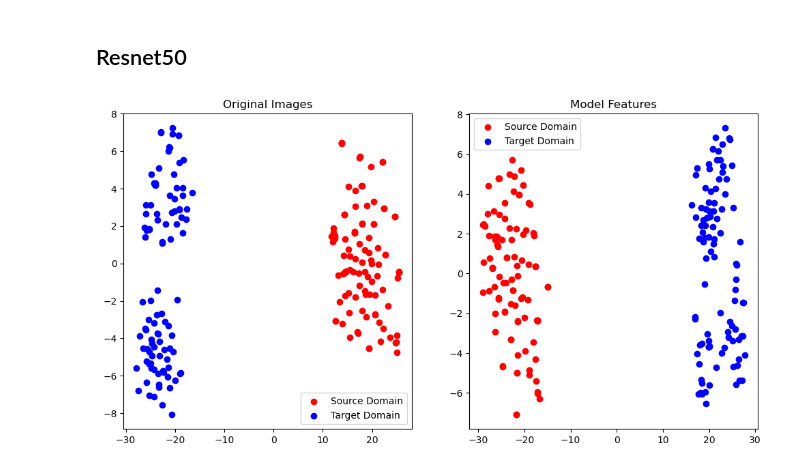
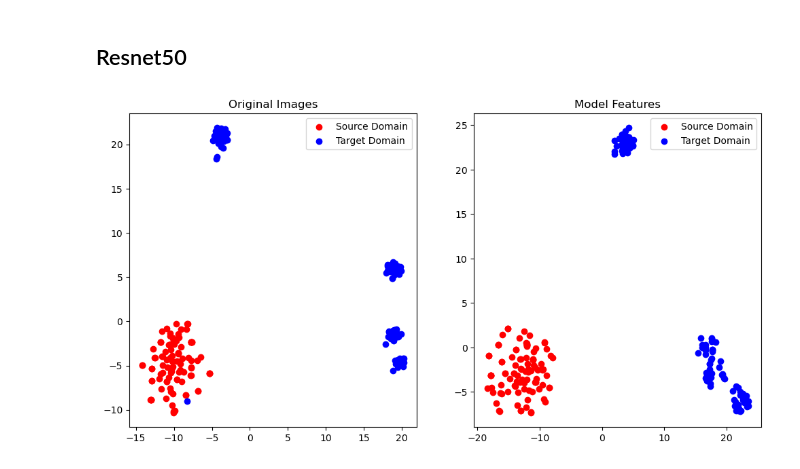
Before and after one commit to ByungWanLim/Design_project, a Jupyter notebook: Clustering.ipynb, the cells around one changed output. Saved outputs shown, nothing was run; the diff lists cells and outputs as text; code cells hidden in the pictures.

```diff
--- a/Clustering.ipynb
+++ b/Clustering.ipynb
@@ -695,7 +695,7 @@ def apply_fisheye_distortion(images, masks=None, label=1):
 
     # 왜곡 계수 생성
     label = random.randint(0, label)
-    dist_coeffs = np.array([0, 0.2 * label, 0, 0], dtype=np.float32)
+    dist_coeffs = np.array([0, 0.03 * label, 0, 0], dtype=np.float32)
 
     # 왜곡 보정
     undistorted_images = []
@@ -778,57 +778,13 @@ dataset_original = CustomDataset('./data/train_source.csv', transform=transform)
 #dataset_original = CustomDataset('./dataset/train_source.csv', transform=transform)
 dataloader_original = DataLoader(dataset_original, batch_size=BATCH_SIZE, shuffle=False)
 
-dataset_distorted = CustomDataset('./data/train_target.csv', transform=transform, apply_distortion=True, label=0)
+dataset_distorted = CustomDataset('./data/train_source.csv', transform=transform, apply_distortion=True, label=3)
 #dataset_distorted = CustomDataset('./dataset/test.csv', transform=transform, apply_distortion=True,label=3)
 dataloader_distorted = DataLoader(dataset_distorted, batch_size=BATCH_SIZE, shuffle=False)
-#모델 불러오기
-# model_trained = Resnet18_Unet(n_classes=13).to(device)
-# model_trained.load_state_dict(torch.load('./data/resnet18_unet_sig2.pth'), strict=False)
-# model_trained.eval()
-
-# model_untrained = Resnet18_Unet(n_classes=13).to(device)
-# model_untrained.eval()
-
-# # 데이터 로드
-# original_data_iter = iter(dataloader_original)
-# distorted_data_iter = iter(dataloader_distorted)
-# original = next(original_data_iter).float().to(device)
-# distorted = next(distorted_data_iter).float().to(device)
-# features = []
-# def hook_fn(module, input, output):
-#     features.append(output)
-
-# layer_to_get = model_trained.decoder1
-# hook = layer_to_get.register_forward_hook(hook_fn)
-
-
-# # 모델을 통과
-# with torch.no_grad():
-#     model_trained(original)
-#     original_features_trained = torch.cat(features).cpu().numpy()
-#     features.clear()
-
-#     model_trained(distorted)
-#     distorted_features_trained = torch.cat(features).cpu().numpy()
-#     features.clear()
-
-
-# layer_to_get = model_untrained.decoder1
-# hook = layer_to_get.register_forward_hook(hook_fn)
-
-# # 모델을 통과
-# with torch.no_grad():
-#     model_untrained(original)
-#     original_features_untrained = torch.cat(features).cpu().numpy()
-#     features.clear()
-
-#     model_untrained(distorted)
-#     distorted_features_untrained = torch.cat(features).cpu().numpy()
-#     features.clear()
 
 #모델 불러오기
 model = Resnet34_Unet(n_classes=13).to(device)
-model.load_state_dict(torch.load('./data/resnet34_1107_1.pth'), strict=False)
+model.load_state_dict(torch.load('./data/resnet34_1107_d003_50ep.pth'), strict=False)
 model.eval()
 
 features = []
@@ -861,34 +817,34 @@ original = original.cpu()
 distorted = distorted.cpu()
 df = pd.DataFrame(np.concatenate([original.reshape(original.shape[0], -1), distorted.reshape(distorted.shape[0], -1)], 0))
 image_tsne = tsne.fit_transform(df)
 df = pd.DataFrame(np.concatenate([original_features.reshape(original_features.shape[0], -1), distorted_features.reshape(distorted_features.shape[0], -1)], 0))
 features_tsne = tsne.fit_transform(df)
 # 4. 시각화
 plt.figure(figsize=(12, 6))
 
 # 왼쪽: 원본 이미지의 t-SNE 결과
 plt.subplot(1, 2, 1)
 i0 = image_tsne[:BATCH_SIZE]
 i1 = image_tsne[BATCH_SIZE:]
 plt.scatter(i0[:, 0], i0[:, 1], c='r', label='Source Domain')
 plt.scatter(i1[:, 0], i1[:, 1], c='b', label='Target Domain')
 plt.title('Original Images')
 plt.legend()
 
 f0 = features_tsne[:BATCH_SIZE]
 f1 = features_tsne[BATCH_SIZE:]
 # 오른쪽: 모델을 통과한 feature map의 t-SNE 결과
 plt.subplot(1, 2, 2)
 plt.scatter(f0[:, 0], f0[:, 1], c='r', label='Source Domain')
 plt.scatter(f1[:, 0], f1[:, 1], c='b', label='Target Domain')
 plt.title('Model Features')
 plt.legend()
 
 plt.show()
 
 hook.remove()
 # %% [output]
-[figure, old version]
+[figure, new version]
 # %%
 # from sklearn.manifold import TSNE
 # import matplotlib.pyplot as plt
```
Also changed, not shown: 2 other files.
